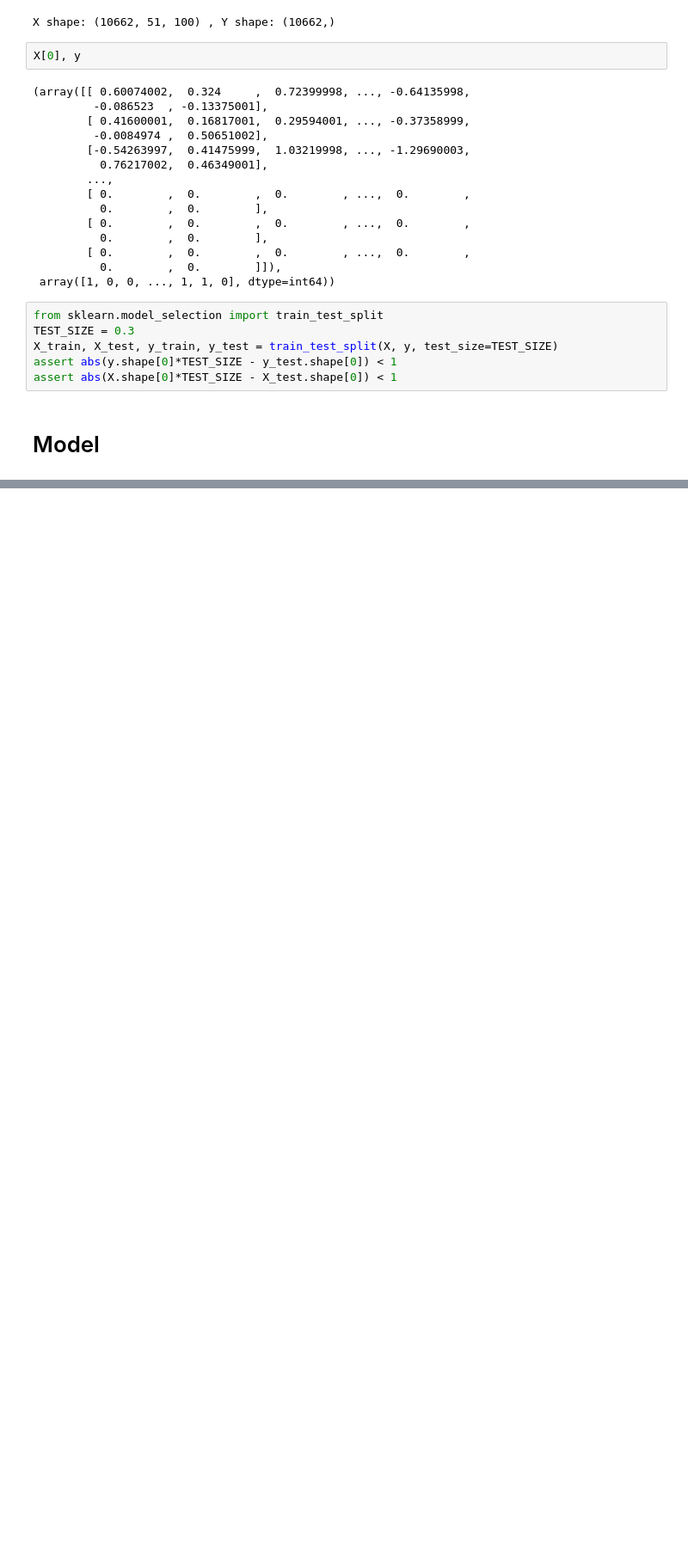
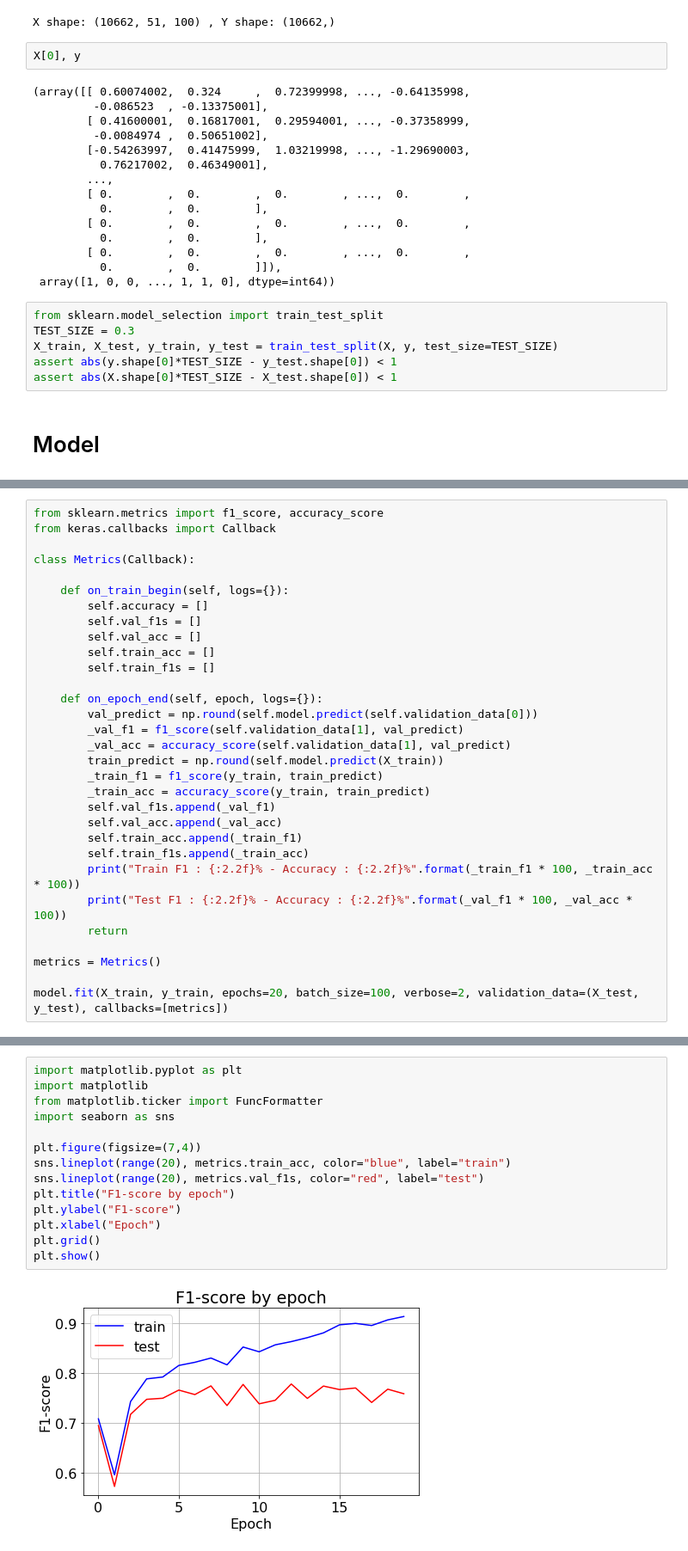
Before and after one commit to Apiquet/NLP, a Jupyter notebook: basic_model.ipynb, the cells around one changed output, grey strips where cells are left out. Shown: that part at 86% size. Saved outputs shown, nothing was run; the diff lists cells and outputs as text; blank space fills up the shorter version.

Commit message:
Training and F1-score

```diff
--- a/basic_model.ipynb
+++ b/basic_model.ipynb
@@ -221,2 +221,33 @@ Trainable params: 25,707,137
 Non-trainable params: 0
 _________________________________________________________________
+# %%
+from sklearn.metrics import f1_score, accuracy_score
+from keras.callbacks import Callback
+
+class Metrics(Callback):
+
+    def on_train_begin(self, logs={}):
+        self.accuracy = []
+        self.val_f1s = []
+        self.val_acc = []
+        self.train_acc = []
+        self.train_f1s = []
+
+    def on_epoch_end(self, epoch, logs={}):
+        val_predict = np.round(self.model.predict(self.validation_data[0]))
+        _val_f1 = f1_score(self.validation_data[1], val_predict)
+        _val_acc = accuracy_score(self.validation_data[1], val_predict)
+        train_predict = np.round(self.model.predict(X_train))
+        _train_f1 = f1_score(y_train, train_predict)
+        _train_acc = accuracy_score(y_train, train_predict)
+        self.val_f1s.append(_val_f1)
+        self.val_acc.append(_val_acc)
+        self.train_acc.append(_train_f1)
+        self.train_f1s.append(_train_acc)
+        print("Train F1 : {:2.2f}% - Accuracy : {:2.2f}%".format(_train_f1 * 100, _train_acc * 100))
+        print("Test F1 : {:2.2f}% - Accuracy : {:2.2f}%".format(_val_f1 * 100, _val_acc * 100))
+        return
+
+metrics = Metrics()
+
+model.fit(X_train, y_train, epochs=20, batch_size=100, verbose=2, validation_data=(X_test, y_test), callbacks=[metrics])
@@ -222,0 +280,16 @@ _________________________________________________________________
+# %%
+import matplotlib.pyplot as plt
+import matplotlib
+from matplotlib.ticker import FuncFormatter
+import seaborn as sns
+
+plt.figure(figsize=(7,4))
+sns.lineplot(range(20), metrics.train_acc, color="blue", label="train")
+sns.lineplot(range(20), metrics.val_f1s, color="red", label="test")
+plt.title("F1-score by epoch")
+plt.ylabel("F1-score")
+plt.xlabel("Epoch")
+plt.grid()
+plt.show()
+# %% [output]
+[figure, added]
```
Also changed, not shown: parts of 3 cells of this notebook.
